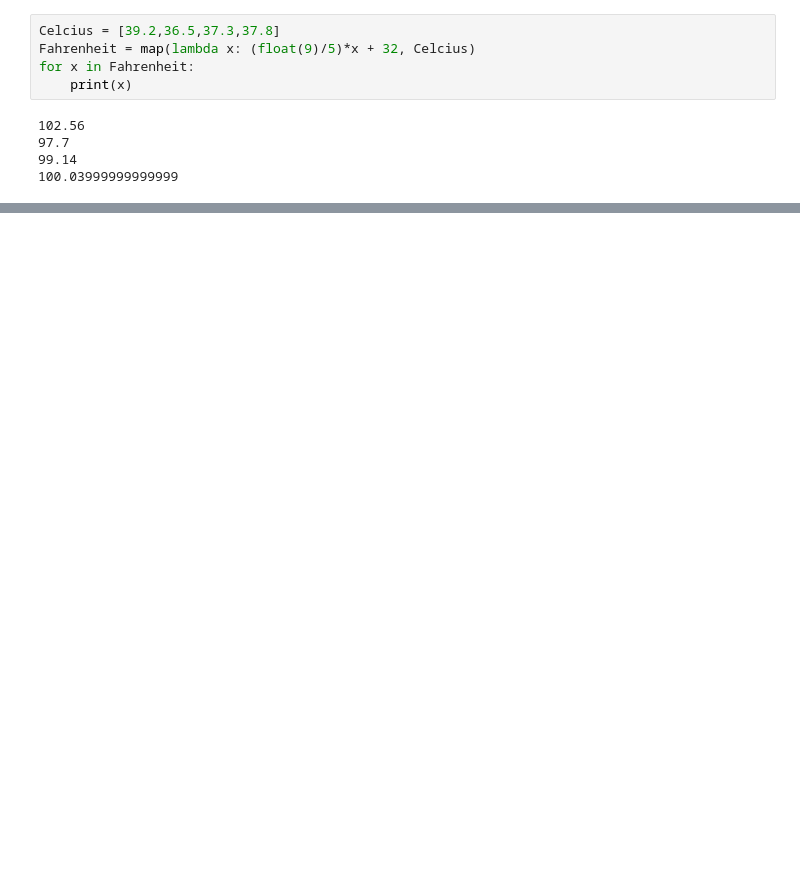
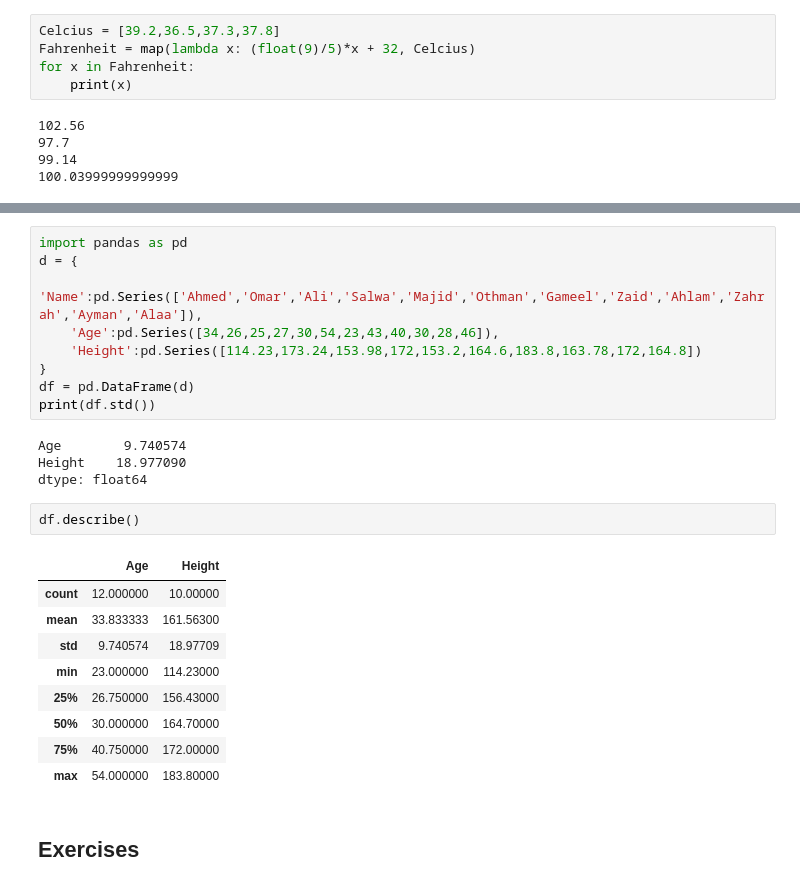
Before and after one commit to HermanMoreno98/Data-Analysis-Python, a Jupyter notebook: Data Analysis.ipynb, the cells around one changed output, grey strips where cells are left out. Cells and saved outputs as stored; diff of their text form; blank space fills up the shorter version.

```diff
--- a/Data Analysis.ipynb
+++ b/Data Analysis.ipynb
@@ -793,0 +794,27 @@ plt.show()
+# %%
+import pandas as pd
+d = {
+    'Name':pd.Series(['Ahmed','Omar','Ali','Salwa','Majid','Othman','Gameel','Zaid','Ahlam','Zahrah','Ayman','Alaa']),
+    'Age':pd.Series([34,26,25,27,30,54,23,43,40,30,28,46]),
+    'Height':pd.Series([114.23,173.24,153.98,172,153.2,164.6,183.8,163.78,172,164.8])
+}
+df = pd.DataFrame(d)
+print(df.std())
+# %% [output]
+Age        9.740574
+Height    18.977090
+dtype: float64
+# %%
+df.describe()
+# %% [output]
+|  | Age | Height |
+| count | 12.000000 | 10.00000 |
+| mean | 33.833333 | 161.56300 |
+| std | 9.740574 | 18.97709 |
+| min | 23.000000 | 114.23000 |
+| 25% | 26.750000 | 156.43000 |
+| 50% | 30.000000 | 164.70000 |
+| 75% | 40.750000 | 172.00000 |
+| max | 54.000000 | 183.80000 |
+# %% [markdown]
+## Exercises
```
Also changed, not shown: parts of 43 cells of this notebook, 1 other file.
